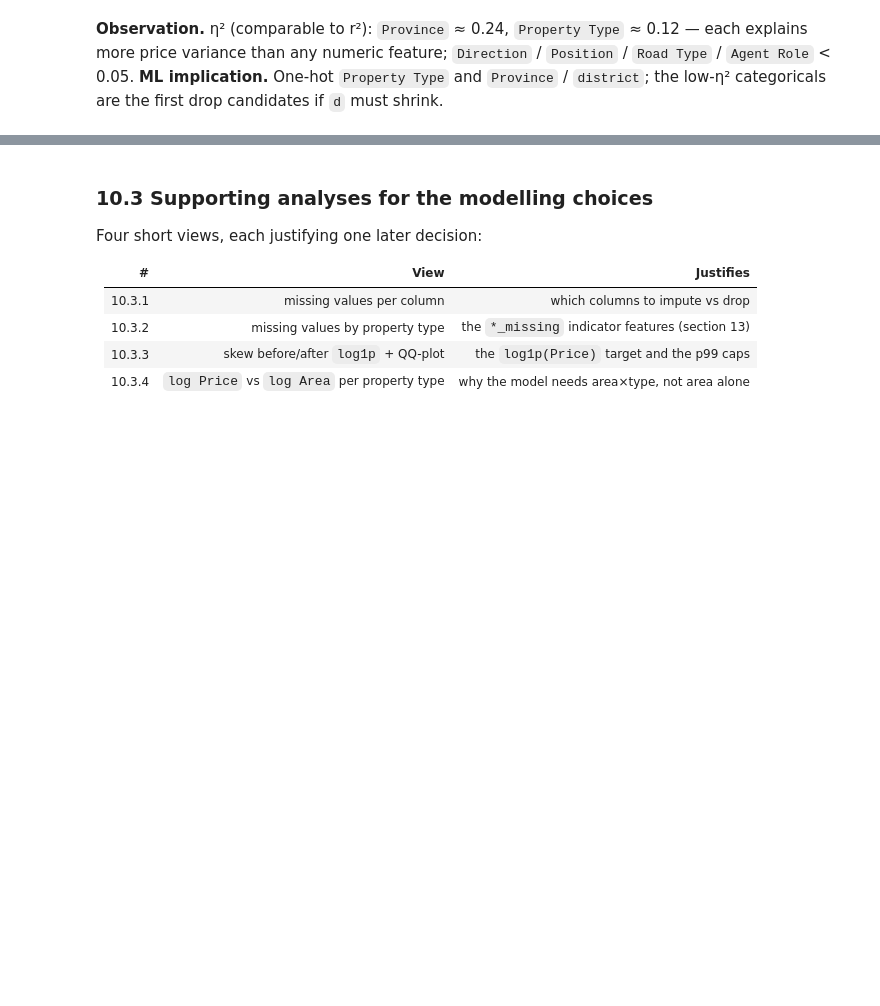
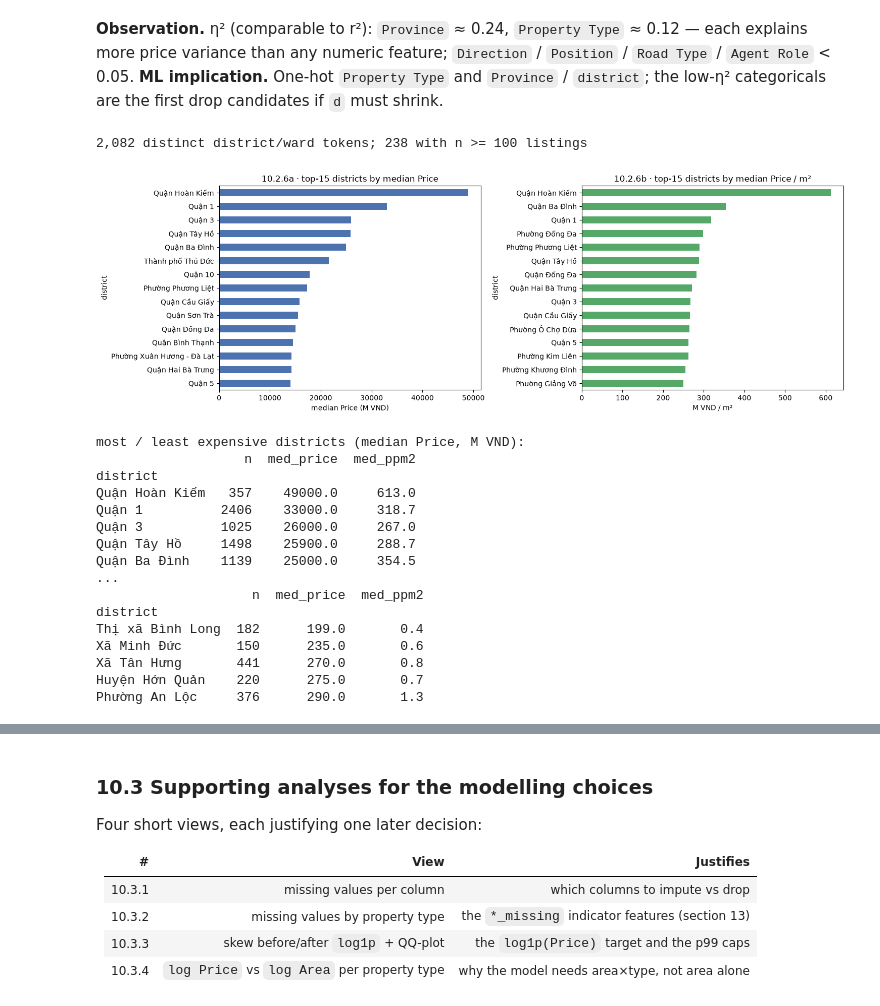
Before and after one commit to dzungluu25/Intelligence_System, a Jupyter notebook: Assignment_2/house_price/notebook/house_price.ipynb, the cells around one changed output, grey strips where cells are left out. Drawn from its saved outputs; the diff is of its cells as text; code cells hidden in the pictures; blank space fills up the shorter version.

Commit message:
feat: update house_price service (model schema, notebook, web, api)

```diff
--- a/Assignment_2/house_price/notebook/house_price.ipynb
+++ b/Assignment_2/house_price/notebook/house_price.ipynb
@@ -602,3 +652,51 @@ each explains more price variance than any numeric feature; `Direction` / `Posit
 `Road Type` / `Agent Role` < 0.05.
 **ML implication.** One-hot `Property Type` and `Province` / `district`; the low-η²
 categoricals are the first drop candidates if `d` must shrink.
+# %%
+# ---- 10.2.6 · district-level price (the engineered `district`, one level below Province) ----
+# `district` is built in section 13; parse it here just for EDA (Quận/Huyện/TP token, else ward).
+def _district(loc):
+    if not isinstance(loc, str):
+        return 'Unknown'
+    parts = [p.strip() for p in loc.replace('(Mới)', '').split(',') if p.strip()]
+    d = next((p for p in parts if p.startswith(('Quận', 'Huyện', 'Thị xã', 'Thành phố', 'TP.', 'TP '))), None)
+    return d or next((p for p in parts if p.startswith(('Phường', 'Xã', 'Thị trấn', 'Đặc khu'))), 'Unknown')
+
+_dist = df['Location'].apply(_district)
+_d = pd.DataFrame({'district': _dist, 'Price': df['Price'], 'ppm2': df['price_per_m2']})
+_g = (_d[_d['district'].ne('Unknown')]
+        .groupby('district')
+        .agg(n=('Price', 'size'), med_price=('Price', 'median'), med_ppm2=('ppm2', 'median')))
+_g = _g[_g['n'] >= 100]                              # keep districts with a usable sample
+print(f'{_dist.nunique():,} distinct district/ward tokens; {len(_g)} with n >= 100 listings')
+
+fig, ax = plt.subplots(1, 2, figsize=(15, 5))
+_g.sort_values('med_price').tail(15)['med_price'].plot(kind='barh', ax=ax[0], color='#4C72B0')
+ax[0].set_title('10.2.6a · top-15 districts by median Price'); ax[0].set_xlabel('median Price (M VND)')
+_g.sort_values('med_ppm2').tail(15)['med_ppm2'].plot(kind='barh', ax=ax[1], color='#55A868')
+ax[1].set_title('10.2.6b · top-15 districts by median Price / m²'); ax[1].set_xlabel('M VND / m²')
+plt.tight_layout(); plt.show()
+
+print('\nmost / least expensive districts (median Price, M VND):')
+print(_g.sort_values('med_price', ascending=False).head(5).round(1).to_string())
+print('...')
+print(_g.sort_values('med_price').head(5).round(1).to_string())
+# %% [output]
+2,082 distinct district/ward tokens; 238 with n >= 100 listings
+[figure, added]
+most / least expensive districts (median Price, M VND):
+                   n  med_price  med_ppm2
+district
+Quận Hoàn Kiếm   357    49000.0     613.0
+Quận 1          2406    33000.0     318.7
+Quận 3          1025    26000.0     267.0
+Quận Tây Hồ     1498    25900.0     288.7
+Quận Ba Đình    1139    25000.0     354.5
+...
+                    n  med_price  med_ppm2
+district
+Thị xã Bình Long  182      199.0       0.4
+Xã Minh Đức       150      235.0       0.6
+Xã Tân Hưng       441      270.0       0.8
+Huyện Hớn Quản    220      275.0       0.7
+Phường An Lộc     376      290.0       1.3
```
Also changed, not shown: parts of 37 cells of this notebook, 9 other files.
